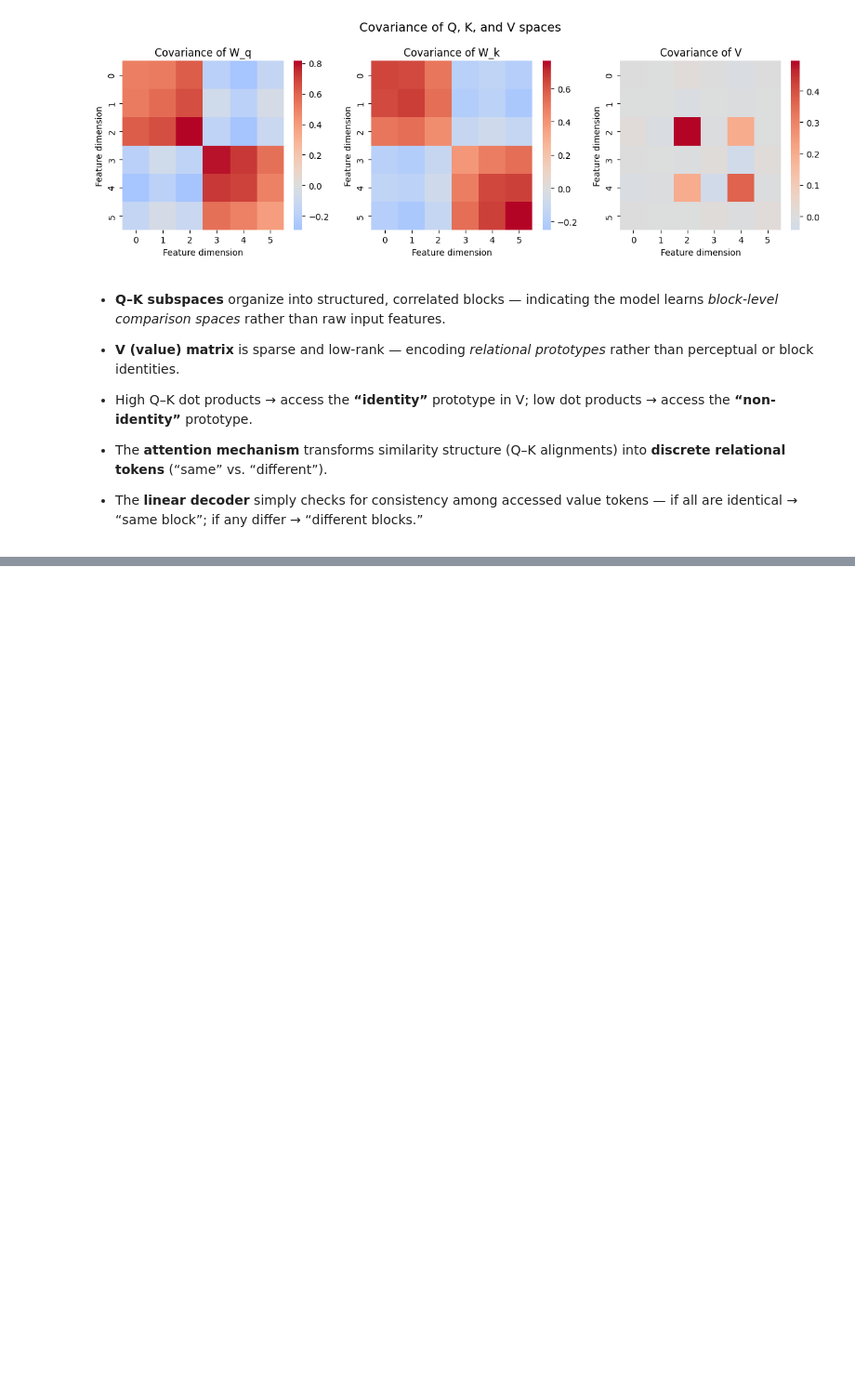
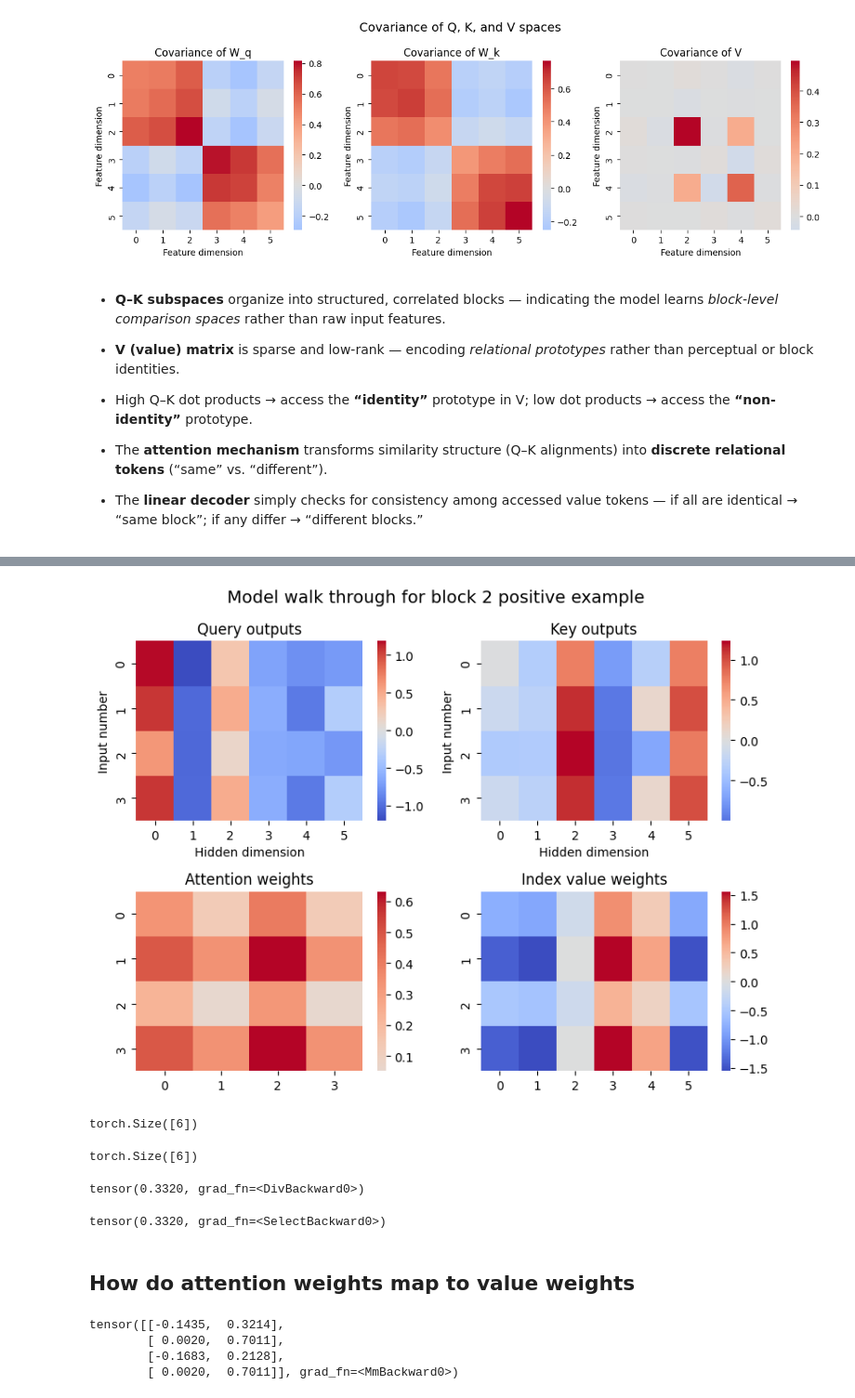
Before and after one commit to keith-murray/relational-attention, a Jupyter notebook: notebooks/block_task/model_analysis.ipynb, the cells around one changed output, grey strips where cells are left out. Shown at 93% size. Saved outputs shown, nothing was run; the diff lists cells and outputs as text; code cells hidden in the pictures; blank space fills up the shorter version.

```diff
--- a/notebooks/block_task/model_analysis.ipynb
+++ b/notebooks/block_task/model_analysis.ipynb
@@ -109,0 +270,48 @@ plt.show()
+# %%
+fig, axes = plt.subplots(2, 2, figsize=(8, 6))
+sns.heatmap(model.attn.W_q(dataset.data[1]).detach().numpy(), cmap="coolwarm", center=0, ax=axes[0,0])
+axes[0,0].set_title("Query outputs")
+axes[0,0].set_xlabel("Hidden dimension")
+axes[0,0].set_ylabel("Input number")
+
+sns.heatmap(model.attn.W_k(dataset.data[1]).detach().numpy(), cmap="coolwarm", center=0, ax=axes[0,1])
+axes[0,1].set_title("Key outputs")
+axes[0,1].set_xlabel("Hidden dimension")
+axes[0,1].set_ylabel("Input number")
+
+sns.heatmap(attn_weights_block2.detach().numpy(), cmap="coolwarm", center=0, ax=axes[1,0])
+axes[1,0].set_title("Attention weights")
+
+sns.heatmap(out_block2.detach().numpy(), cmap="coolwarm", center=0, ax=axes[1,1])
+axes[1,1].set_title("Index value weights")
+
+plt.suptitle("Model walk through for block 2 positive example", fontsize=14)
+plt.tight_layout()
+plt.show()
+# %% [output]
+[figure, added]
+# %%
+model.attn.W_q(dataset.data[1])[0].shape
+# %% [output]
+torch.Size([6])
+# %%
+model.attn.W_k(dataset.data[1])[0].shape
+# %% [output]
+torch.Size([6])
+# %%
+torch.sum(model.attn.W_q(dataset.data[1])[0]*model.attn.W_k(dataset.data[1])[0]) / (K.size(-1) ** 0.5)
+# %% [output]
+tensor(0.3320, grad_fn=<DivBackward0>)
+# %%
+attn_weights_block2[0,0]
+# %% [output]
+tensor(0.3320, grad_fn=<SelectBackward0>)
+# %% [markdown]
+## How do attention weights map to value weights
+# %%
+attn_weights_block2@V_matrix[:,[2,4]]
+# %% [output]
+tensor([[-0.1435,  0.3214],
+        [ 0.0020,  0.7011],
+        [-0.1683,  0.2128],
+        [ 0.0020,  0.7011]], grad_fn=<MmBackward0>)
```
Also changed, not shown: parts of 28 cells of this notebook.
